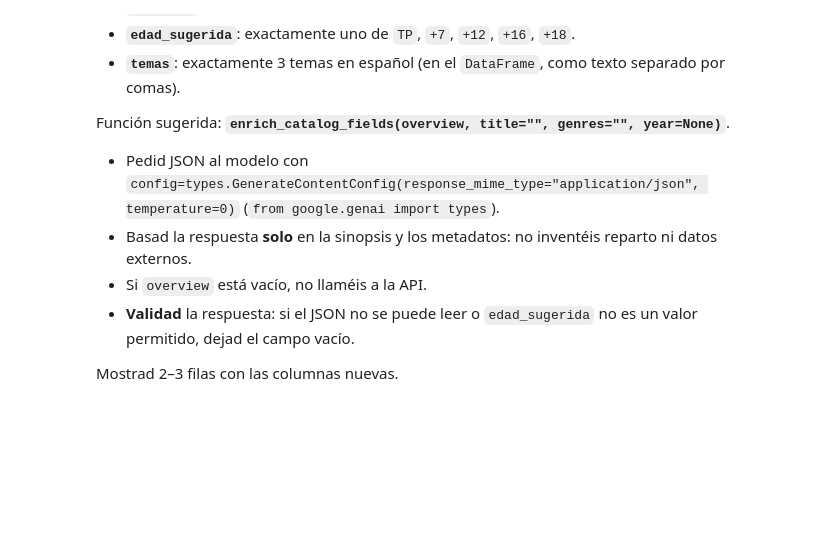
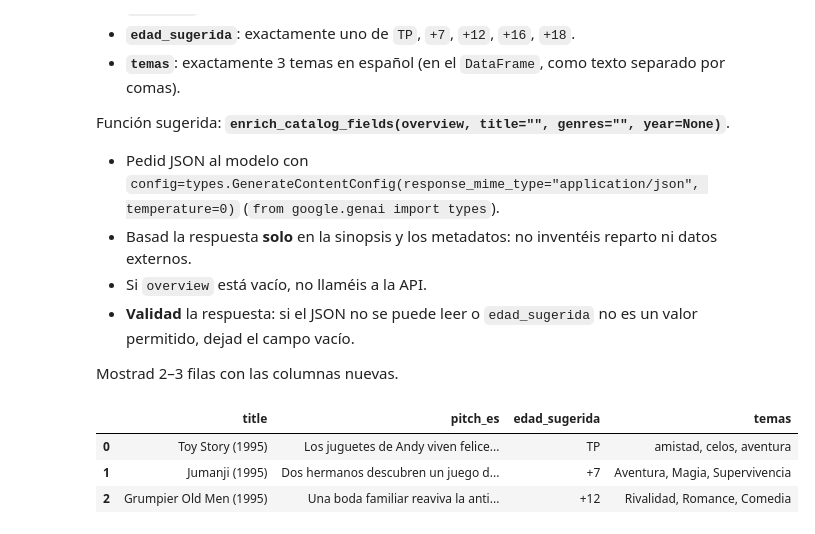
Before and after one commit to txabeRito/tc-catalogo-peliculas, a Jupyter notebook: 04_gemini.ipynb, the cells around one changed output. Saved outputs shown, nothing was run; the diff lists cells and outputs as text; code cells hidden in the pictures; blank space fills up the shorter version.

Commit message:
feat: añadir Bonus 4A (enrich_catalog_fields) en 04_gemini.ipynb

```diff
--- a/04_gemini.ipynb
+++ b/04_gemini.ipynb
@@ -136,3 +136,72 @@ Función sugerida: **`enrich_catalog_fields(overview, title="", genres="", year=
 Mostrad 2–3 filas con las columnas nuevas.
 # %%
 # --- Parte 4A (bonus): pitch_es, edad_sugerida, temas ---
+import json
+from google.genai import types
+import time
+
+def enrich_catalog_fields(overview, title="", genres="", year=None):
+    vacio = {"pitch_es": "", "edad_sugerida": "", "temas": ""}
+
+    if pd.isna(overview) or str(overview).strip() == "":
+        return vacio
+
+    prompt_catalog = (
+        "Devuélveme un JSON obligatoriamente que contenga las siguientes claves: "
+        "pitch_es (máx. 280 caracteres en español), edad_sugerida (TP, +7, +12, +16 o +18) "
+        "y temas (3 temas en español separados por comas). "
+        f"Para ello usa: {title}, {genres}, {year} y {overview}. "
+        "Básate solo en esta sinopsis y metadatos; no inventes reparto ni datos externos."
+    )
+
+    try:
+        time.sleep(3)
+        response = client.models.generate_content(
+            model= MODEL,
+            contents=prompt_catalog,
+            config=types.GenerateContentConfig(
+                response_mime_type="application/json",
+                temperature=0,
+            ),
+        )
+        data = json.loads(response.text)
+    except Exception:
+        return vacio
+
+    edades_validas = {"TP", "+7", "+12", "+16", "+18"}
+
+    pitch = str(data.get("pitch_es", "")).strip()[:280]
+    edad = data.get("edad_sugerida", "")
+    if edad not in edades_validas:
+        edad = ""
+
+    temas = data.get("temas", "")
+    if isinstance(temas, list):
+        temas = ", ".join(str(t).strip() for t in temas)
+
+    return {
+        "pitch_es": pitch,
+        "edad_sugerida": edad,
+        "temas": str(temas).strip(),
+    }
+
+resultados = movies10.apply(
+    lambda fila: enrich_catalog_fields(
+        fila["overview"],
+        title=fila["title"],
+        genres=fila["genres"],
+    ),
+    axis=1,
+)
+
+nuevas_cols = pd.DataFrame(resultados.tolist(), index=movies10.index)
+movies10[["pitch_es", "edad_sugerida", "temas"]] = nuevas_cols[["pitch_es", "edad_sugerida", "temas"]]
+
+movies10.to_csv("data/processed/movies10_es.csv", index=False)
+
+movies10[["title", "pitch_es", "edad_sugerida", "temas"]].head(3)
+# %% [output]
+|  | title | pitch_es | edad_sugerida | temas |
+| 0 | Toy Story (1995) | Los juguetes de Andy viven felice... | TP | amistad, celos, aventura |
+| 1 | Jumanji (1995) | Dos hermanos descubren un juego d... | +7 | Aventura, Magia, Supervivencia |
+| 2 | Grumpier Old Men (1995) | Una boda familiar reaviva la anti... | +12 | Rivalidad, Romance, Comedia |
```
Also changed, not shown: parts of 1 cell of this notebook, 1 other file.
